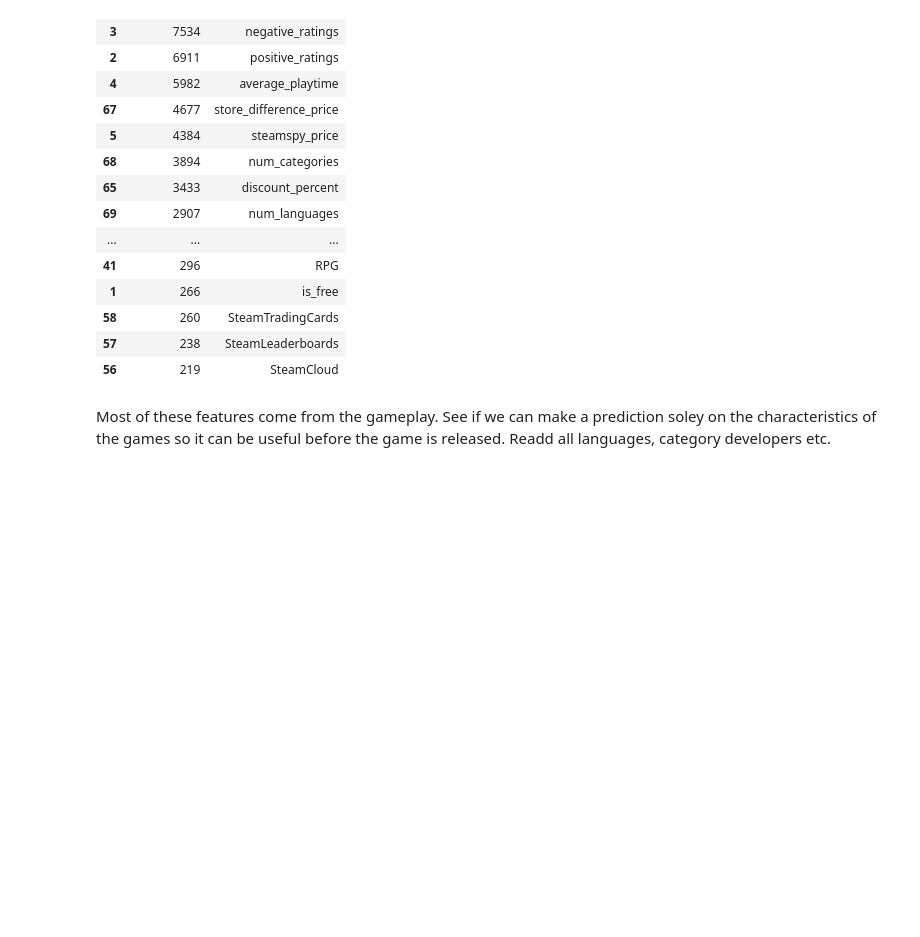
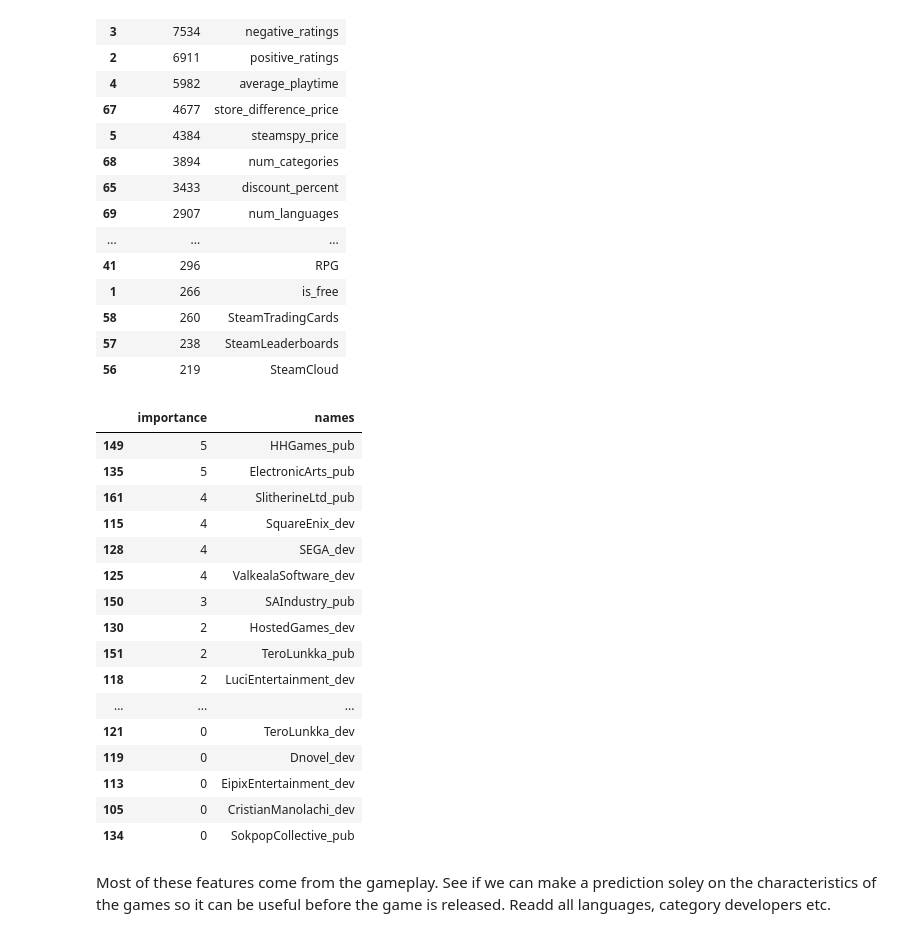
Before and after one commit to kYuXian/is4242-project, a Jupyter notebook: Project Code/Modelling.ipynb, the cells around one changed output. Drawn from its saved outputs; the diff is of its cells as text; code cells hidden in the pictures; blank space fills up the shorter version.

```diff
--- a/Project Code/Modelling.ipynb
+++ b/Project Code/Modelling.ipynb
@@ -480,6 +520,26 @@ importance.head(30)
 | 58 | 260 | SteamTradingCards |
 | 57 | 238 | SteamLeaderboards |
 | 56 | 219 | SteamCloud |
+# %%
+importance.tail(30)
+# %% [output]
+|  | importance | names |
+| 149 | 5 | HHGames_pub |
+| 135 | 5 | ElectronicArts_pub |
+| 161 | 4 | SlitherineLtd_pub |
+| 115 | 4 | SquareEnix_dev |
+| 128 | 4 | SEGA_dev |
+| 125 | 4 | ValkealaSoftware_dev |
+| 150 | 3 | SAIndustry_pub |
+| 130 | 2 | HostedGames_dev |
+| 151 | 2 | TeroLunkka_pub |
+| 118 | 2 | LuciEntertainment_dev |
+| ... | ... | ... |
+| 121 | 0 | TeroLunkka_dev |
+| 119 | 0 | Dnovel_dev |
+| 113 | 0 | EipixEntertainment_dev |
+| 105 | 0 | CristianManolachi_dev |
+| 134 | 0 | SokpopCollective_pub |
 # %% [markdown]
 Most of these features come from the gameplay. See if we can make a prediction soley on the characteristics of the games so it can be useful before the game is released. Readd all languages, category developers etc.
 # %%
```
Also changed, not shown: parts of 8 cells of this notebook.
